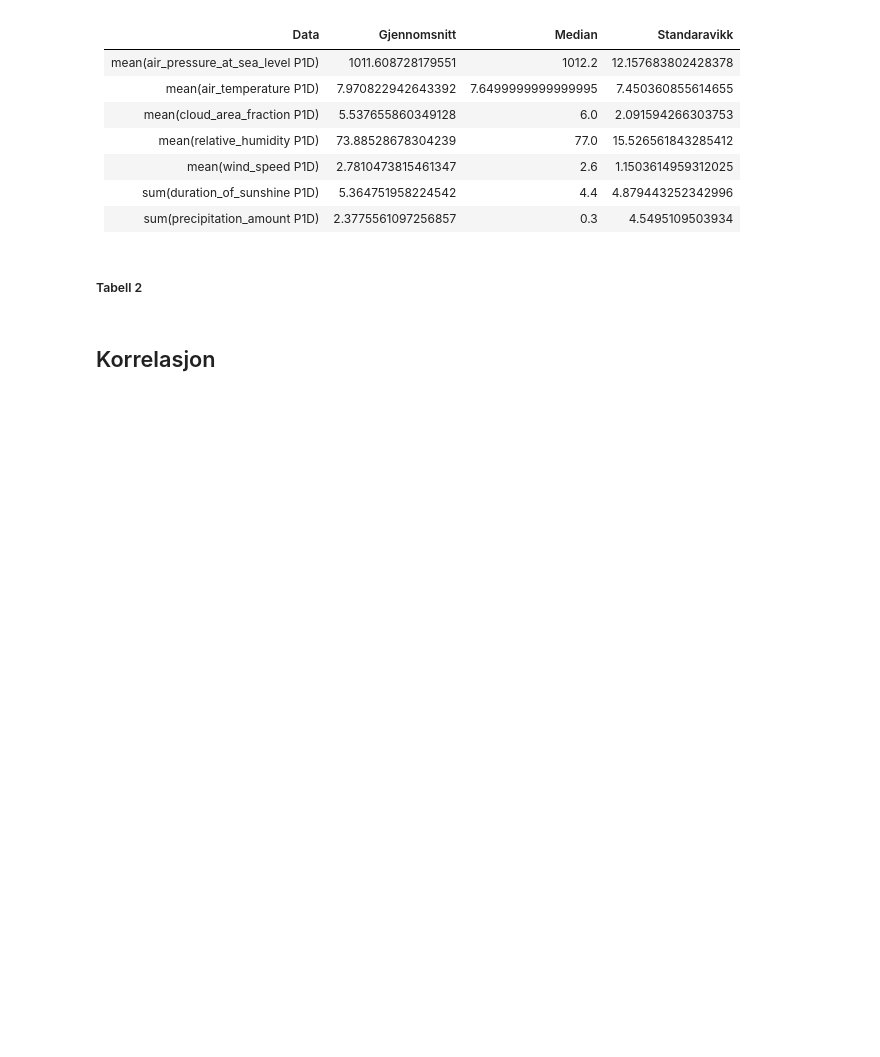
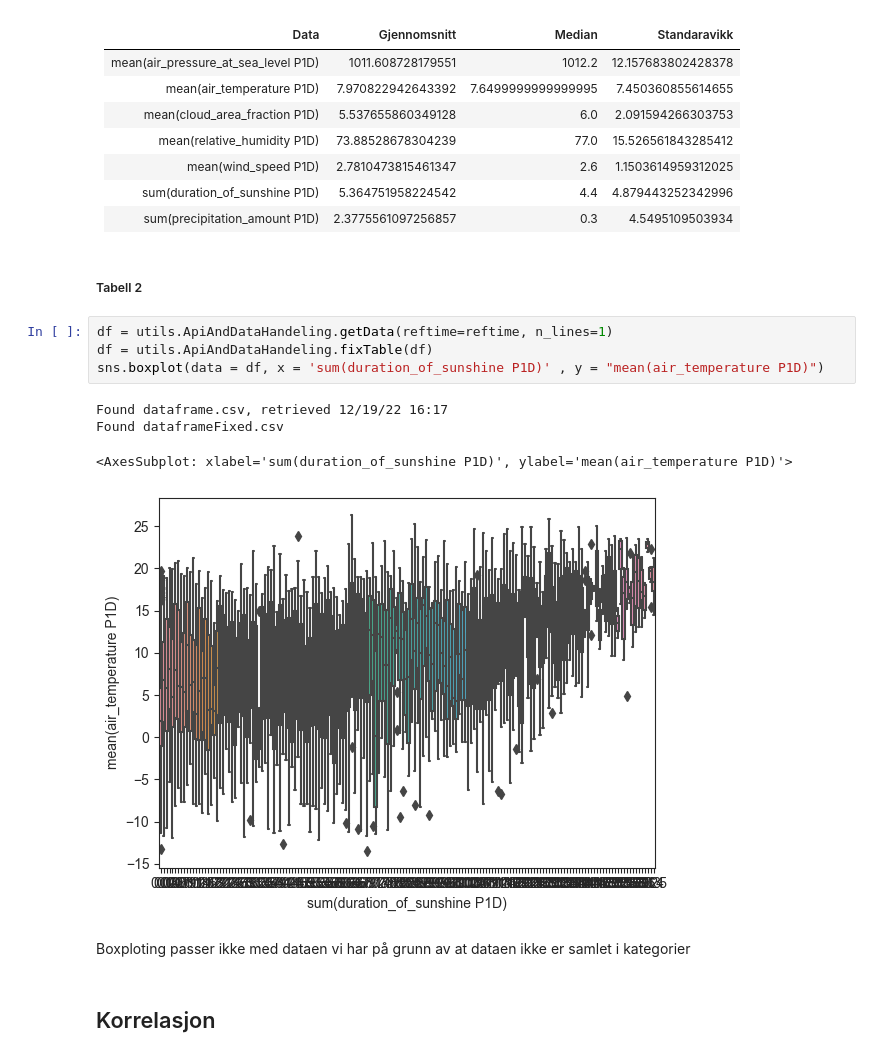
Before and after one commit to Vorckea/ProgPro1, a Jupyter notebook: ProgPro.ipynb, the cells around one changed output. Saved outputs shown, nothing was run; the diff lists cells and outputs as text; blank space fills up the shorter version.

Commit message:
La til Boxplot + markdown

```diff
--- a/ProgPro.ipynb
+++ b/ProgPro.ipynb
@@ -185,6 +185,17 @@ sum(precipitation_amount P1D)
 | sum(precipitation_amount P1D) | 2.3775561097256857 | 0.3 | 4.5495109503934 |
 # %% [markdown]
 ##### Tabell 2
+# %%
+df = utils.ApiAndDataHandeling.getData(reftime=reftime, n_lines=1)
+df = utils.ApiAndDataHandeling.fixTable(df)
+sns.boxplot(data = df, x = 'sum(duration_of_sunshine P1D)' , y = "mean(air_temperature P1D)")
+# %% [output]
+Found dataframe.csv, retrieved 12/19/22 16:17
+Found dataframeFixed.csv
+<AxesSubplot: xlabel='sum(duration_of_sunshine P1D)', ylabel='mean(air_temperature P1D)'>
+[figure, added]
+# %% [markdown]
+Boxploting passer ikke med dataen vi har på grunn av at dataen ikke er samlet i kategorier
 # %% [markdown]
 ## Korrelasjon
 # %%
```
Also changed, not shown: parts of 3 cells of this notebook.
